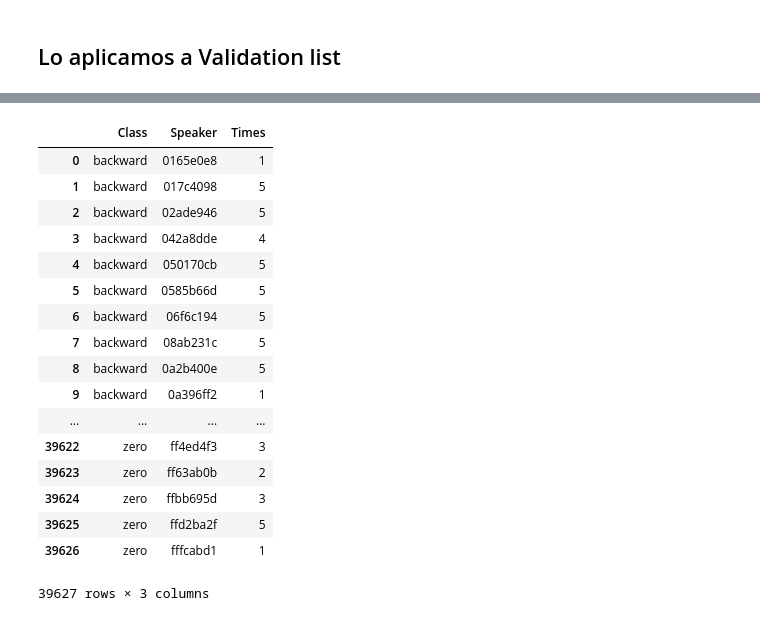
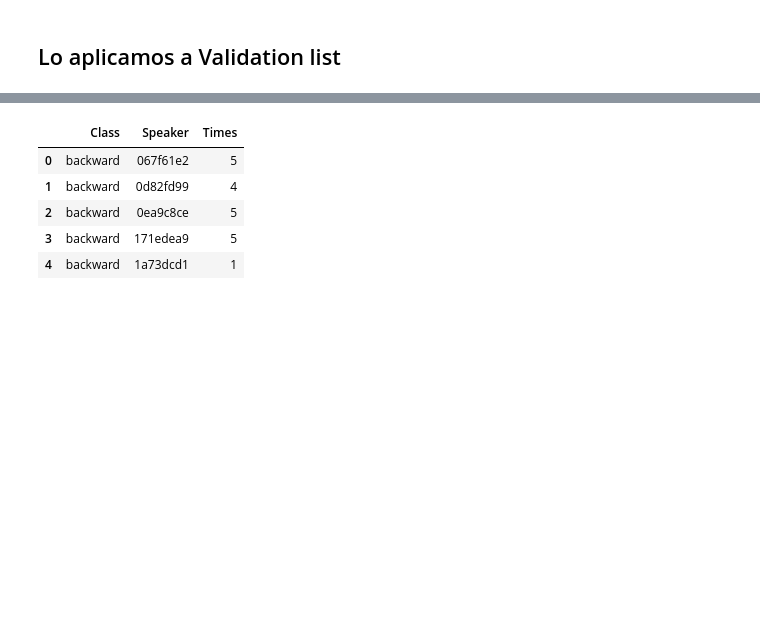
Before and after one commit to DanielaMGX/Voice_Recognition, a Jupyter notebook: P0 Statics.ipynb, the cells around one changed output, grey strips where cells are left out. Drawn from its saved outputs; the diff is of its cells as text; code cells hidden in the pictures; blank space fills up the shorter version.

```diff
--- a/P0 Statics.ipynb
+++ b/P0 Statics.ipynb
@@ -12,7 +14,7 @@ import pandas as pd
 def get_nor_info(text_dataFrame, header = 0):
     text_dataFrame[header], a = text_dataFrame[header].str.split(".",1).str
     text_dataFrame["Class"], text_dataFrame[header] = text_dataFrame[header].str.split("/",1).str
-    text_dataFrame["Speaker"], text_dataFrame[header], text_dataFrame["Time"] = text_dataFrame[0].str.split("_",2).str
+    text_dataFrame["Speaker"], text_dataFrame[header], text_dataFrame["no_hash"] = text_dataFrame[0].str.split("_",2).str
     text_dataFrame = text_dataFrame.drop([header], axis=1)
     return text_dataFrame
 # %% [markdown]
@@ -286,22 +237,10 @@ validation_list
 # %%
-validation_value_counts = get_value_counts(training_list)
-validation_value_counts
+validation_value_counts = get_value_counts(validation_list)
+validation_value_counts.head()
 # %% [output]
 |  | Class | Speaker | Times |
-| 0 | backward | 0165e0e8 | 1 |
-| 1 | backward | 017c4098 | 5 |
-| 2 | backward | 02ade946 | 5 |
-| 3 | backward | 042a8dde | 4 |
-| 4 | backward | 050170cb | 5 |
-| 5 | backward | 0585b66d | 5 |
-| 6 | backward | 06f6c194 | 5 |
-| 7 | backward | 08ab231c | 5 |
-| 8 | backward | 0a2b400e | 5 |
-| 9 | backward | 0a396ff2 | 1 |
-| ... | ... | ... | ... |
-| 39622 | zero | ff4ed4f3 | 3 |
-| 39623 | zero | ff63ab0b | 2 |
-| 39624 | zero | ffbb695d | 3 |
-| 39625 | zero | ffd2ba2f | 5 |
-| 39626 | zero | fffcabd1 | 1 |
+| 0 | backward | 067f61e2 | 5 |
+| 1 | backward | 0d82fd99 | 4 |
+| 2 | backward | 0ea9c8ce | 5 |
+| 3 | backward | 171edea9 | 5 |
+| 4 | backward | 1a73dcd1 | 1 |
-39627 rows × 3 columns
```
Also changed, not shown: parts of 35 cells of this notebook.
